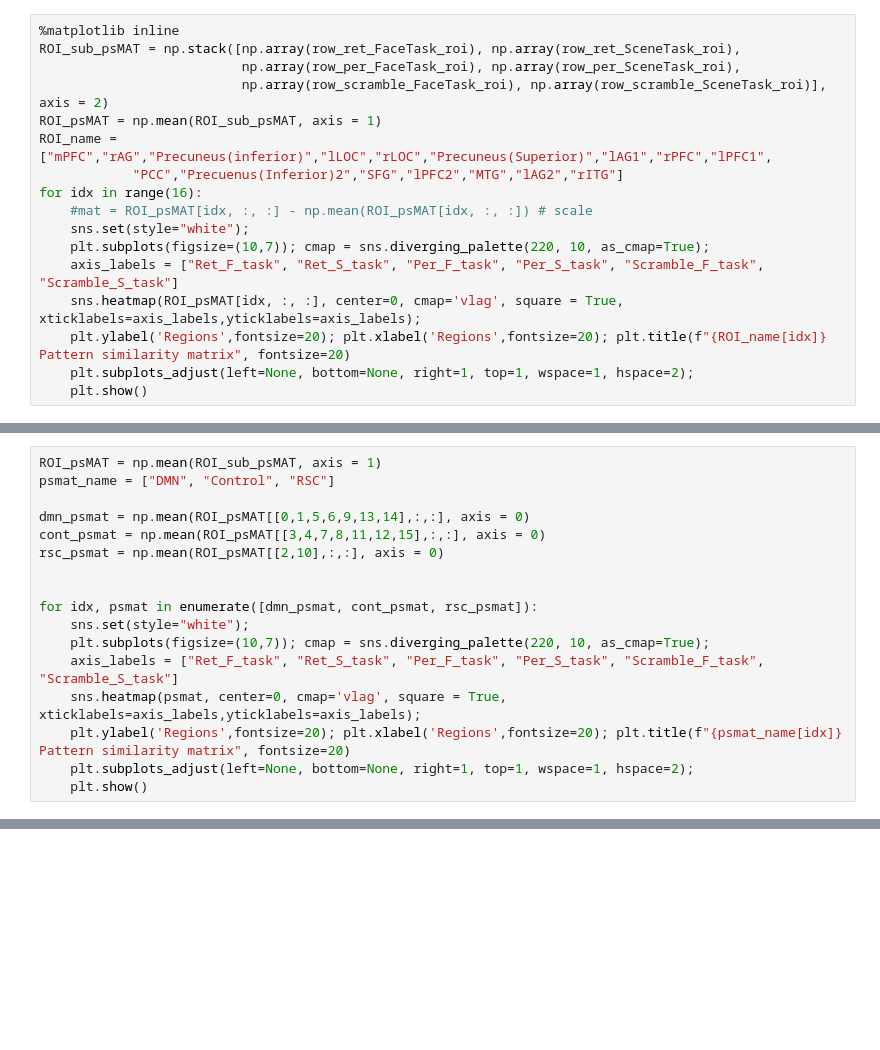
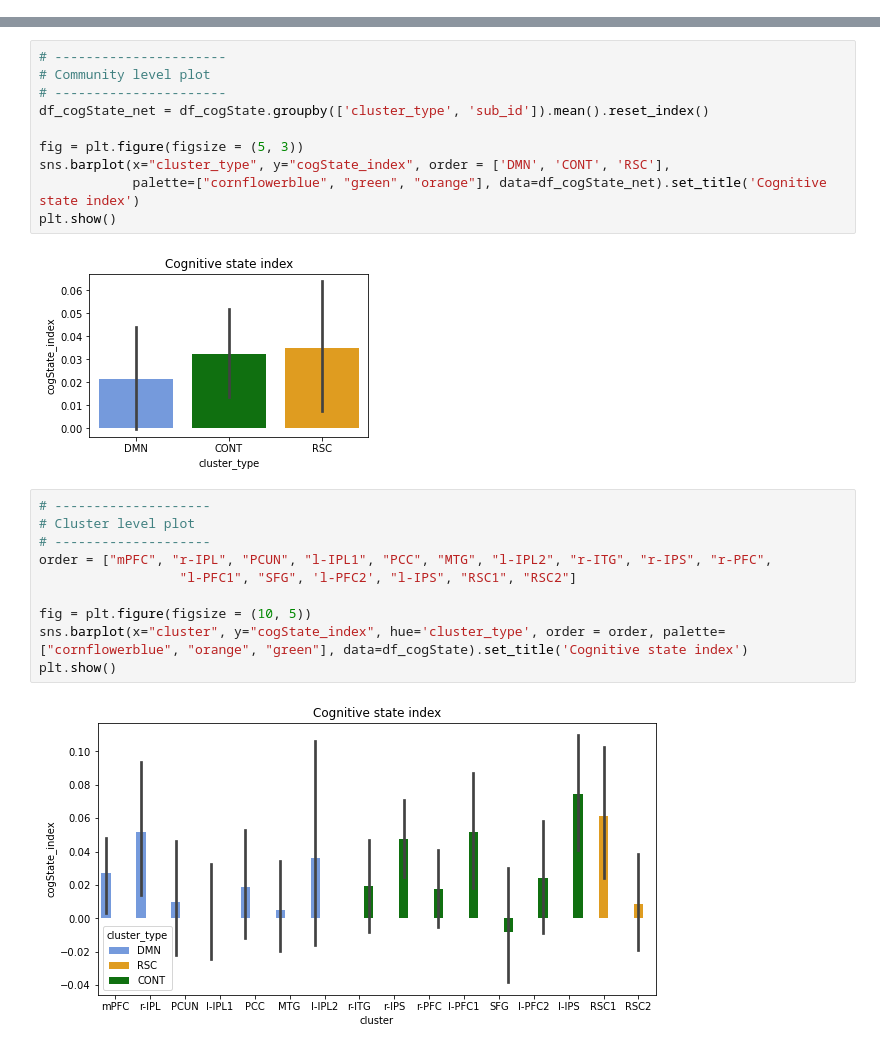
Before and after one commit to peetal/Decode_AttenStates, a Jupyter notebook: pattern_analyses/activity_pattern_similarity_analyses.ipynb, the cells around one changed output, grey strips where cells are left out. Cells and saved outputs as stored; diff of their text form; blank space fills up the shorter version.

```diff
--- a/pattern_analyses/activity_pattern_similarity_analyses.ipynb
+++ b/pattern_analyses/activity_pattern_similarity_analyses.ipynb
@@ -1357,17 +0,0 @@ for act_npy in clusters:
-# %%
-%matplotlib inline
-ROI_sub_psMAT = np.stack([np.array(row_ret_FaceTask_roi), np.array(row_ret_SceneTask_roi),
-                          np.array(row_per_FaceTask_roi), np.array(row_per_SceneTask_roi),
-                          np.array(row_scramble_FaceTask_roi), np.array(row_scramble_SceneTask_roi)], axis = 2)
-ROI_psMAT = np.mean(ROI_sub_psMAT, axis = 1)
-ROI_name = ["mPFC","rAG","Precuneus(inferior)","lLOC","rLOC","Precuneus(Superior)","lAG1","rPFC","lPFC1",
-            "PCC","Precuenus(Inferior)2","SFG","lPFC2","MTG","lAG2","rITG"]
-for idx in range(16):
-    #mat = ROI_psMAT[idx, :, :] - np.mean(ROI_psMAT[idx, :, :]) # scale
-    sns.set(style="white");
-    plt.subplots(figsize=(10,7)); cmap = sns.diverging_palette(220, 10, as_cmap=True);
-    axis_labels = ["Ret_F_task", "Ret_S_task", "Per_F_task", "Per_S_task", "Scramble_F_task", "Scramble_S_task"]
-    sns.heatmap(ROI_psMAT[idx, :, :], center=0, cmap='vlag', square = True, xticklabels=axis_labels,yticklabels=axis_labels);
-    plt.ylabel('Regions',fontsize=20); plt.xlabel('Regions',fontsize=20); plt.title(f"{ROI_name[idx]} Pattern similarity matrix", fontsize=20)
-    plt.subplots_adjust(left=None, bottom=None, right=1, top=1, wspace=1, hspace=2);
-    plt.show()
@@ -1388,17 +0,0 @@ for idx in range(16):
-# %%
-ROI_psMAT = np.mean(ROI_sub_psMAT, axis = 1)
-psmat_name = ["DMN", "Control", "RSC"]
-
-dmn_psmat = np.mean(ROI_psMAT[[0,1,5,6,9,13,14],:,:], axis = 0)
-cont_psmat = np.mean(ROI_psMAT[[3,4,7,8,11,12,15],:,:], axis = 0)
-rsc_psmat = np.mean(ROI_psMAT[[2,10],:,:], axis = 0)
-
-
-for idx, psmat in enumerate([dmn_psmat, cont_psmat, rsc_psmat]):
-    sns.set(style="white");
-    plt.subplots(figsize=(10,7)); cmap = sns.diverging_palette(220, 10, as_cmap=True);
-    axis_labels = ["Ret_F_task", "Ret_S_task", "Per_F_task", "Per_S_task", "Scramble_F_task", "Scramble_S_task"]
-    sns.heatmap(psmat, center=0, cmap='vlag', square = True, xticklabels=axis_labels,yticklabels=axis_labels);
-    plt.ylabel('Regions',fontsize=20); plt.xlabel('Regions',fontsize=20); plt.title(f"{psmat_name[idx]} Pattern similarity matrix", fontsize=20)
-    plt.subplots_adjust(left=None, bottom=None, right=1, top=1, wspace=1, hspace=2);
-    plt.show()
@@ -1750,0 +143,24 @@ create_df_and_plot(cluster_ret_same_control_ps_default, cluster_ret_dif_control_
+# %%
+# ----------------------
+# Community level plot
+# ----------------------
+df_cogState_net = df_cogState.groupby(['cluster_type', 'sub_id']).mean().reset_index()
+
+fig = plt.figure(figsize = (5, 3))
+sns.barplot(x="cluster_type", y="cogState_index", order = ['DMN', 'CONT', 'RSC'],
+            palette=["cornflowerblue", "green", "orange"], data=df_cogState_net).set_title('Cognitive state index')
+plt.show()
+# %% [output]
+[figure, added]
+# %%
+# --------------------
+# Cluster level plot
+# --------------------
+order = ["mPFC", "r-IPL", "PCUN", "l-IPL1", "PCC", "MTG", "l-IPL2", "r-ITG", "r-IPS", "r-PFC",
+                  "l-PFC1", "SFG", 'l-PFC2', "l-IPS", "RSC1", "RSC2"]
+
+fig = plt.figure(figsize = (10, 5))
+sns.barplot(x="cluster", y="cogState_index", hue='cluster_type', order = order, palette=["cornflowerblue", "orange", "green"], data=df_cogState).set_title('Cognitive state index')
+plt.show()
+# %% [output]
+[figure, added]
```
Also changed, not shown: parts of 77 cells of this notebook, 5 other files.
